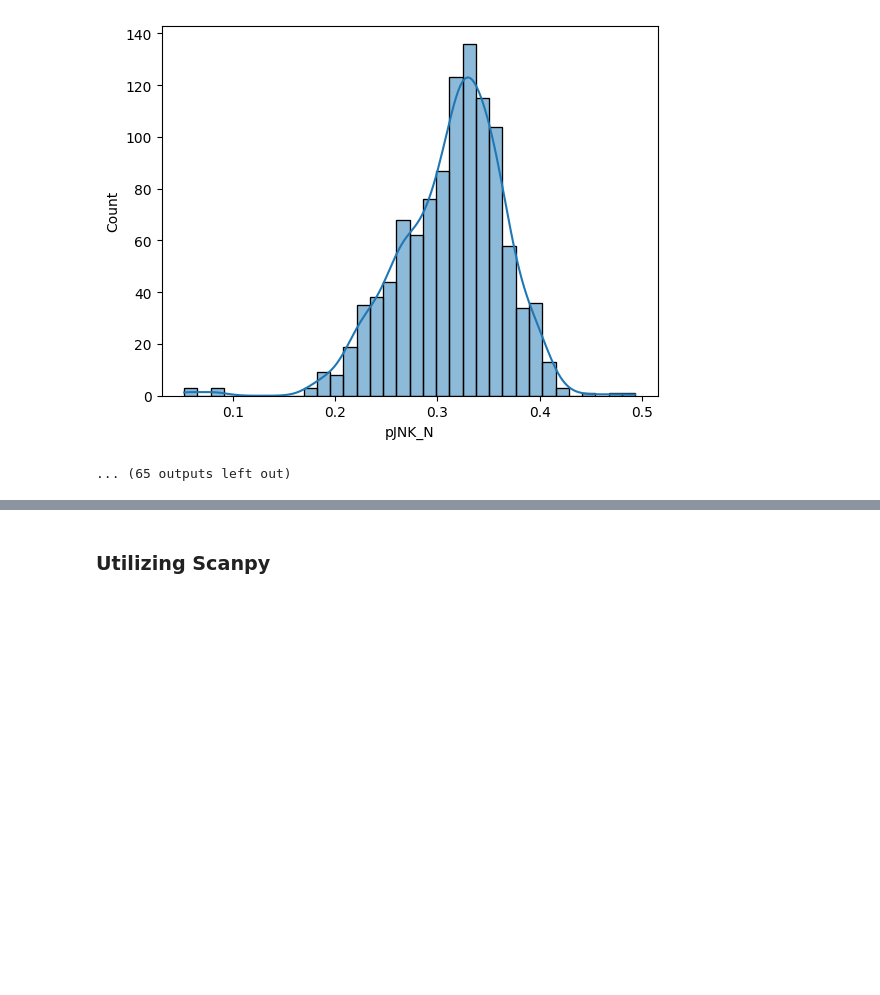
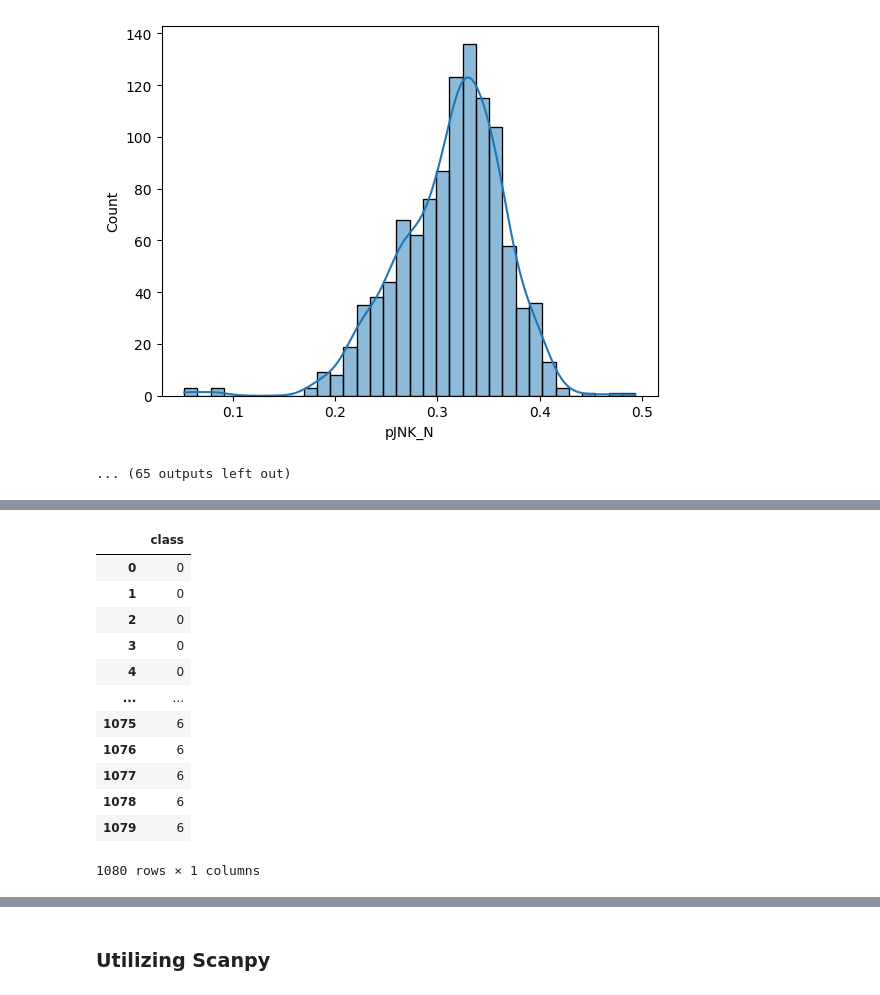
Before and after one commit to Neermita18/SystemsBiology, a Jupyter notebook: Mice_protein_expression.ipynb, the cells around one changed output, grey strips where cells are left out. Drawn from its saved outputs; the diff is of its cells as text; code cells hidden in the pictures; blank space fills up the shorter version.

```diff
--- a/Mice_protein_expression.ipynb
+++ b/Mice_protein_expression.ipynb
@@ -36,6 +36,8 @@ y = mice_protein_expression.data.targets
 print(mice_protein_expression.metadata)
 # %% [output]
 {'uci_id': 342, 'name': 'Mice Protein Expression', 'repository_url': 'https://archive.ics.uci.edu/dataset/342/mice+protein+expression', 'data_url': 'https://archive.ics.uci.edu/static/public/342/data. ...
+# %%
+y = mice_protein_expression.data.targets
 # %%
 
 mice_protein_expression
@@ -301,0 +368,21 @@ for x in X.select_dtypes(include="number").columns:
+# %%
+classes = {"class":{"c-CS-m": 0, "c-SC-m": 1, 'c-CS-s': 2, 'c-SC-s': 3, 't-CS-m':4, 't-SC-m':5,
+                            't-SC-s':6, 't-CS-s':7}}
+y = y.replace(classes)
+y = pd.DataFrame(y)
+y.reset_index()
+y
+# %% [output]
+|  | class |
+| 0 | 0 |
+| 1 | 0 |
+| 2 | 0 |
+| 3 | 0 |
+| 4 | 0 |
+| ... | ... |
+| 1075 | 6 |
+| 1076 | 6 |
+| 1077 | 6 |
+| 1078 | 6 |
+| 1079 | 6 |
+1080 rows × 1 columns
```
Also changed, not shown: parts of 18 cells of this notebook.
